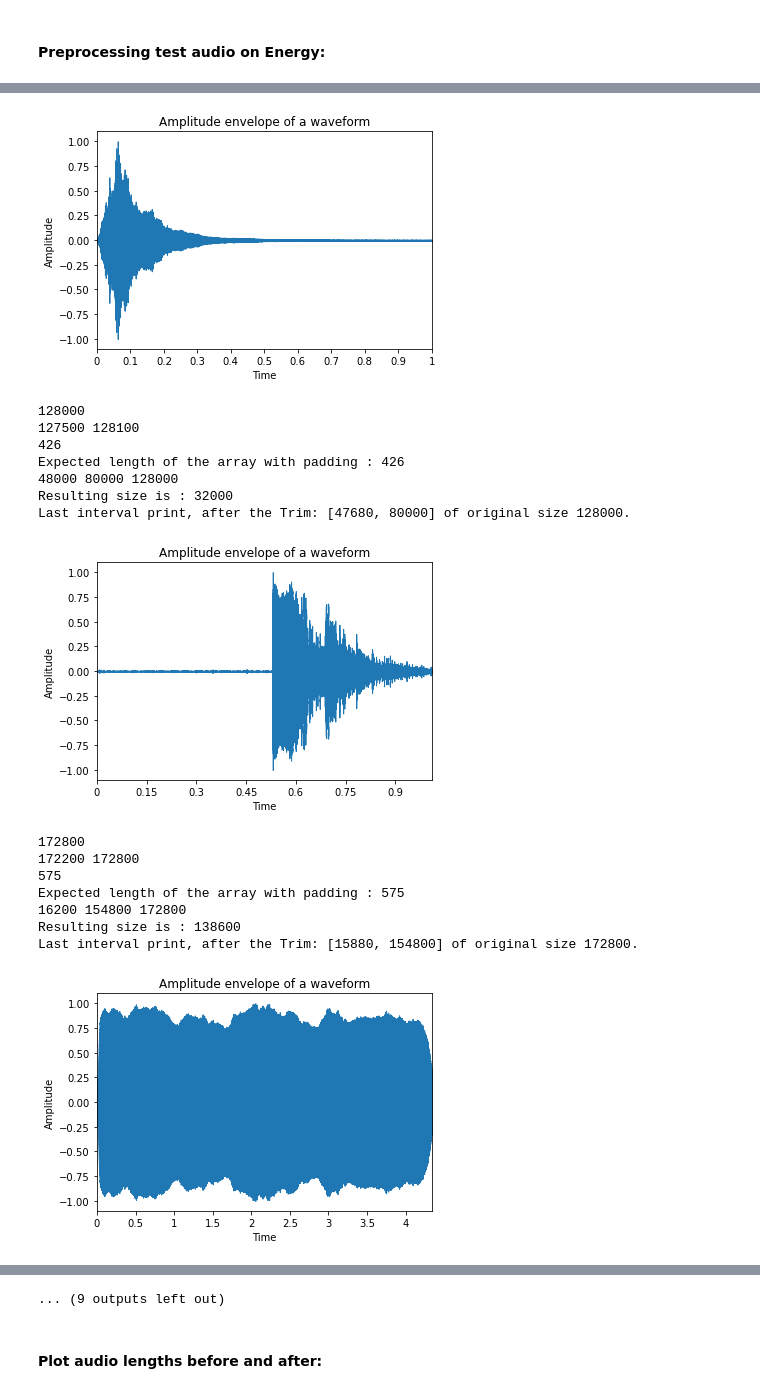
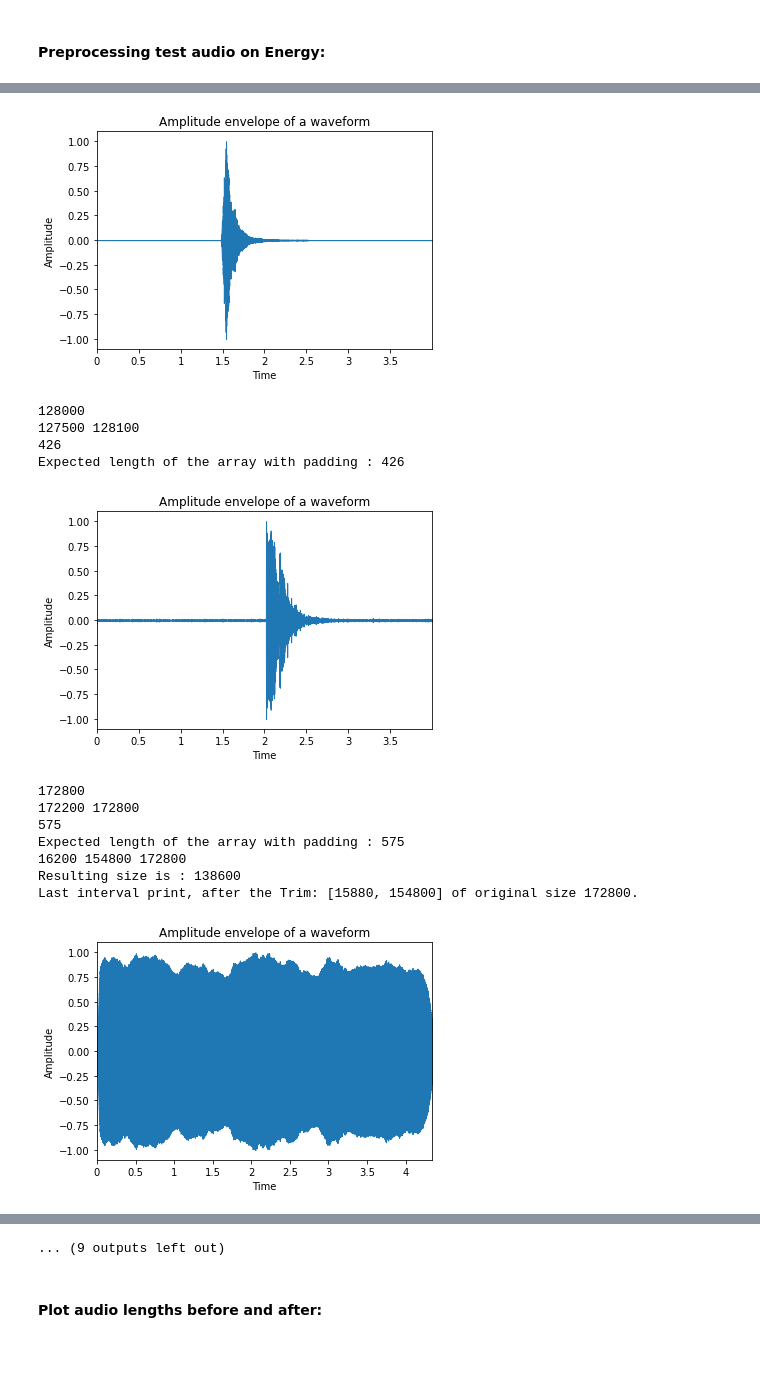
Before and after one commit to Learningchipmunk/SincNet_v2.0, a Jupyter notebook: Pre-processing_audio_files_to_Tensors.ipynb, the cells around one changed output, grey strips where cells are left out. Saved outputs shown, nothing was run; the diff lists cells and outputs as text; code cells hidden in the pictures; blank space fills up the shorter version.

```diff
--- a/Pre-processing_audio_files_to_Tensors.ipynb
+++ b/Pre-processing_audio_files_to_Tensors.ipynb
@@ -625,7 +619,7 @@ Expected length of the array with padding : 51
 # %% [markdown]
 #### Preprocessing test audio on Energy:
 # %%
-writingDirAudioTrain_Tensors_3 = "Data/Audio_Tensors/Test/Preprocessed_withEnergy_AudioTensors_Window1000ms/"
+writingDirAudioTrain_Tensors_3 = "Data/Audio_Tensors/Test/Preprocessed_withEnergy_AudioTensors_Window4000ms_Random0Padding/"
 
 ## Parameters used to read audio files:
 targetSamplingRate = 32000
@@ -633,12 +627,14 @@ testAudioFiles
 dir_audio_test
 
 ## Parameters of the trim:
-window_length = 1000#ms
+window_length = 4000#ms
 threshold_percentage = 25#%
 L = 600#values
 stride = 300#values
 delay = 320 #values
 padding = True
+random_padding_zeros = True
+repeating_signal = False
 storing_data = False
 
 ## Parameter used to store audio files:
@@ -675,12 +668,9 @@ Last interval print, after the Trim: [0, 32000] of original size 33280.
-[figure, old version]
+[figure, new version]
 128000
 127500 128100
 426
 Expected length of the array with padding : 426
-48000 80000 128000
-Resulting size is : 32000
-Last interval print, after the Trim: [47680, 80000] of original size 128000.
-[figure, old version]
+[figure, new version]
 172800
 172200 172800
 575
```
Also changed, not shown: parts of 2 cells of this notebook, 35 other files.
